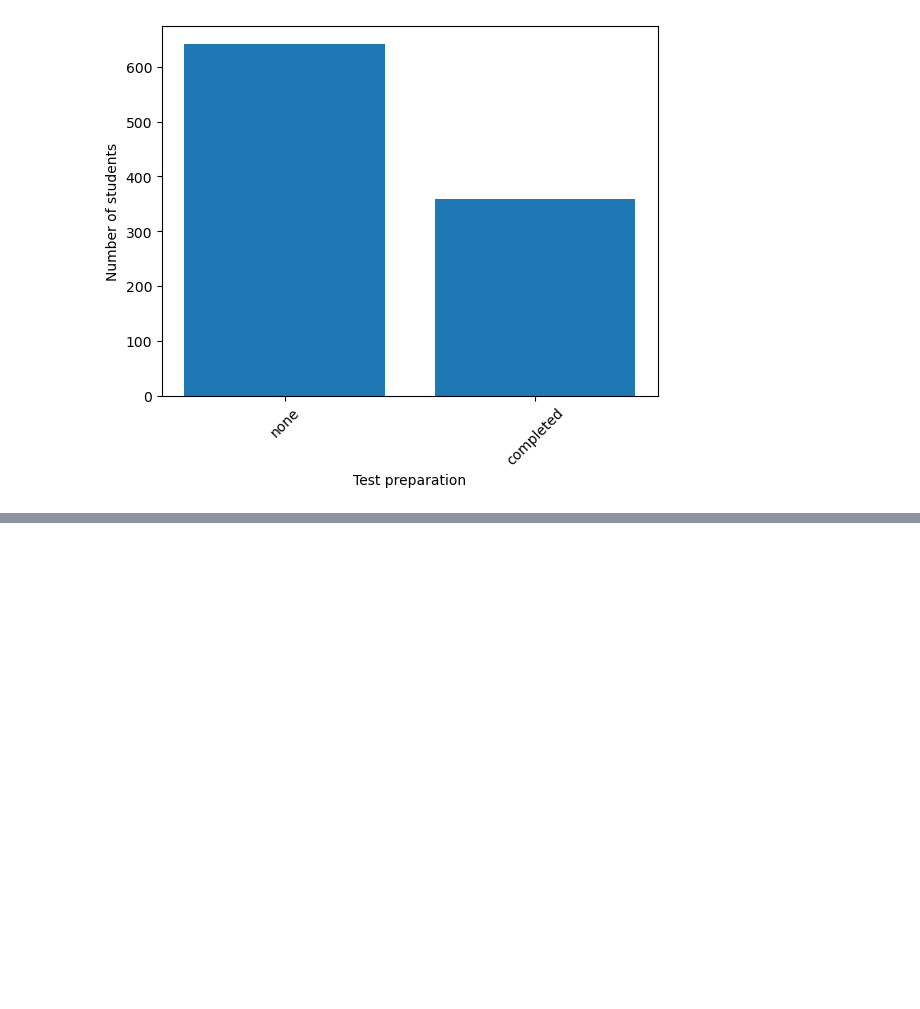
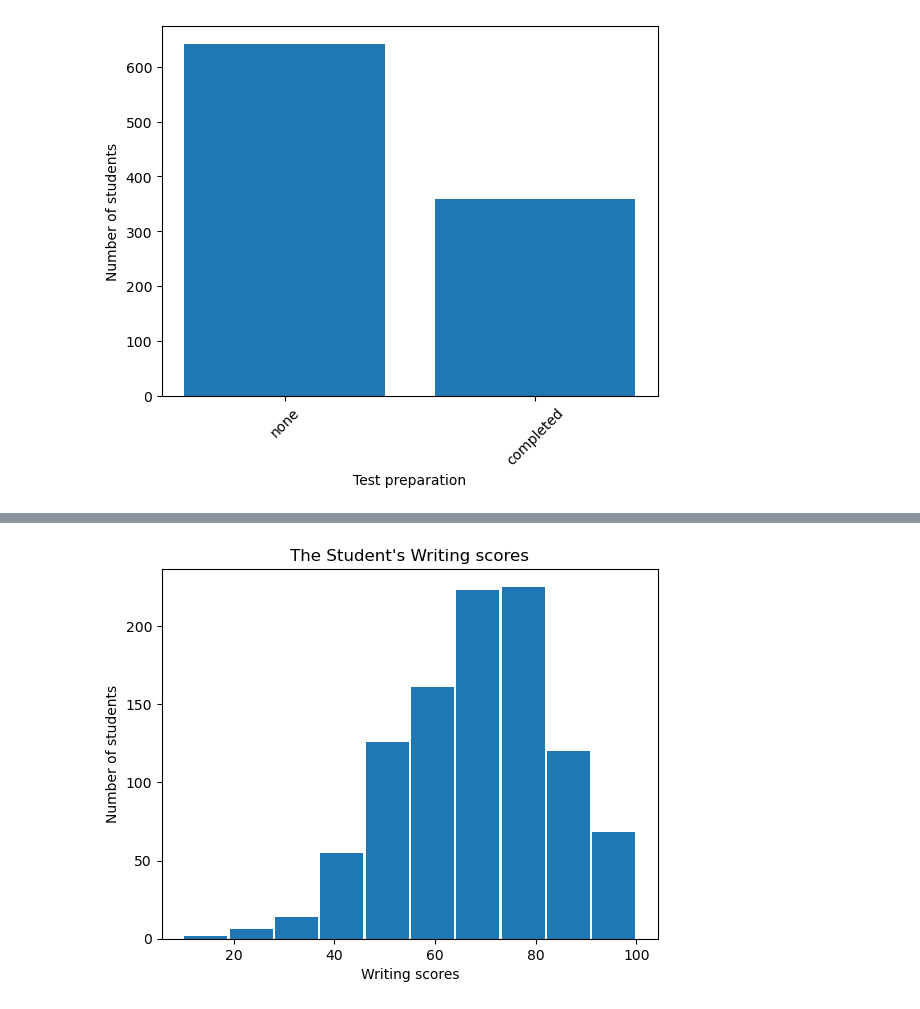
Before and after one commit to Andies-collab/student-performance, a Jupyter notebook: notebooks/EDA.ipynb, the cells around one changed output, grey strips where cells are left out. Saved outputs shown, nothing was run; the diff lists cells and outputs as text; code cells hidden in the pictures; blank space fills up the shorter version.

```diff
--- a/notebooks/EDA.ipynb
+++ b/notebooks/EDA.ipynb
@@ -150,0 +199,8 @@ plt.show()
+# %%
+plt.title("The Student's Writing scores")
+plt.xlabel('Writing scores')
+plt.ylabel('Number of students')
+plt.hist(df['writing score'], bins=10,rwidth=0.95)
+plt.show()
+# %% [output]
+[figure, added]
```
Also changed, not shown: parts of 11 cells of this notebook.
